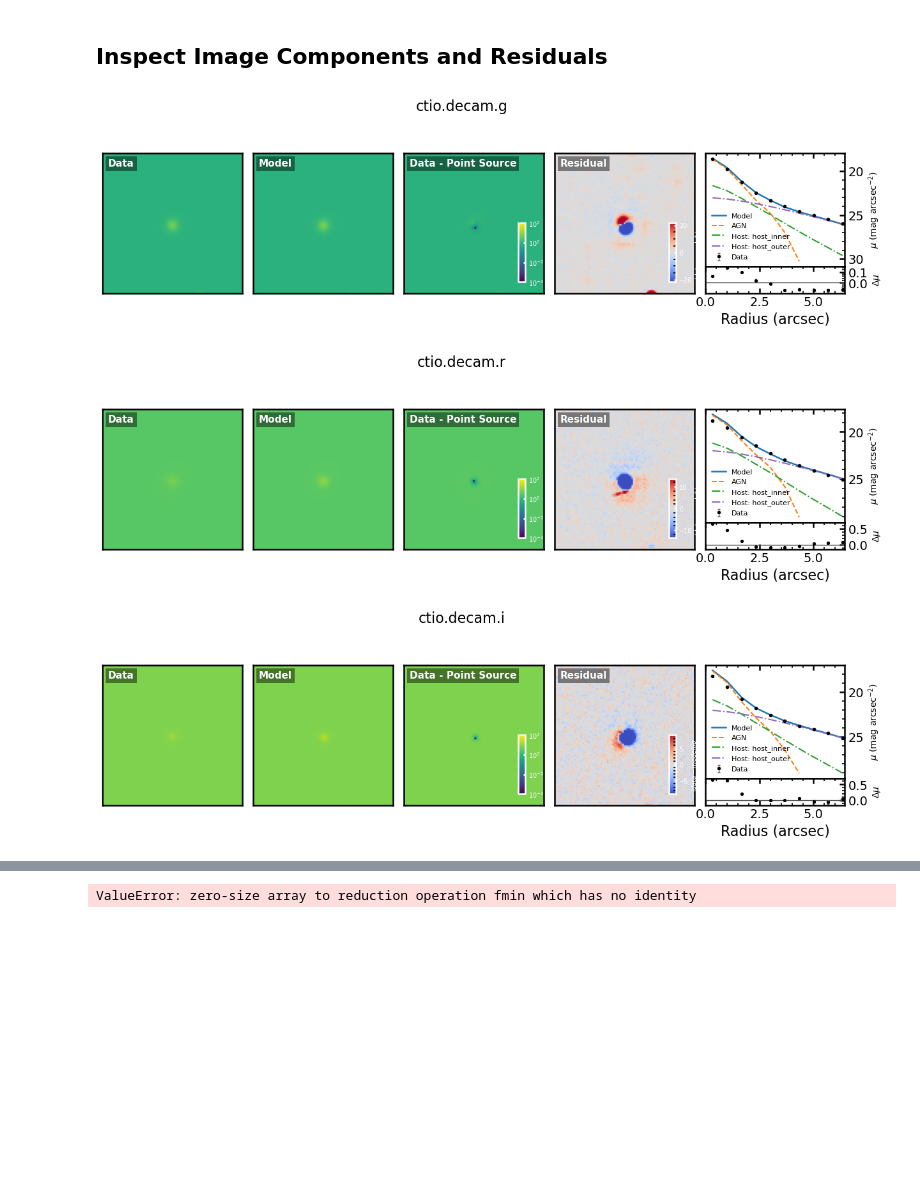
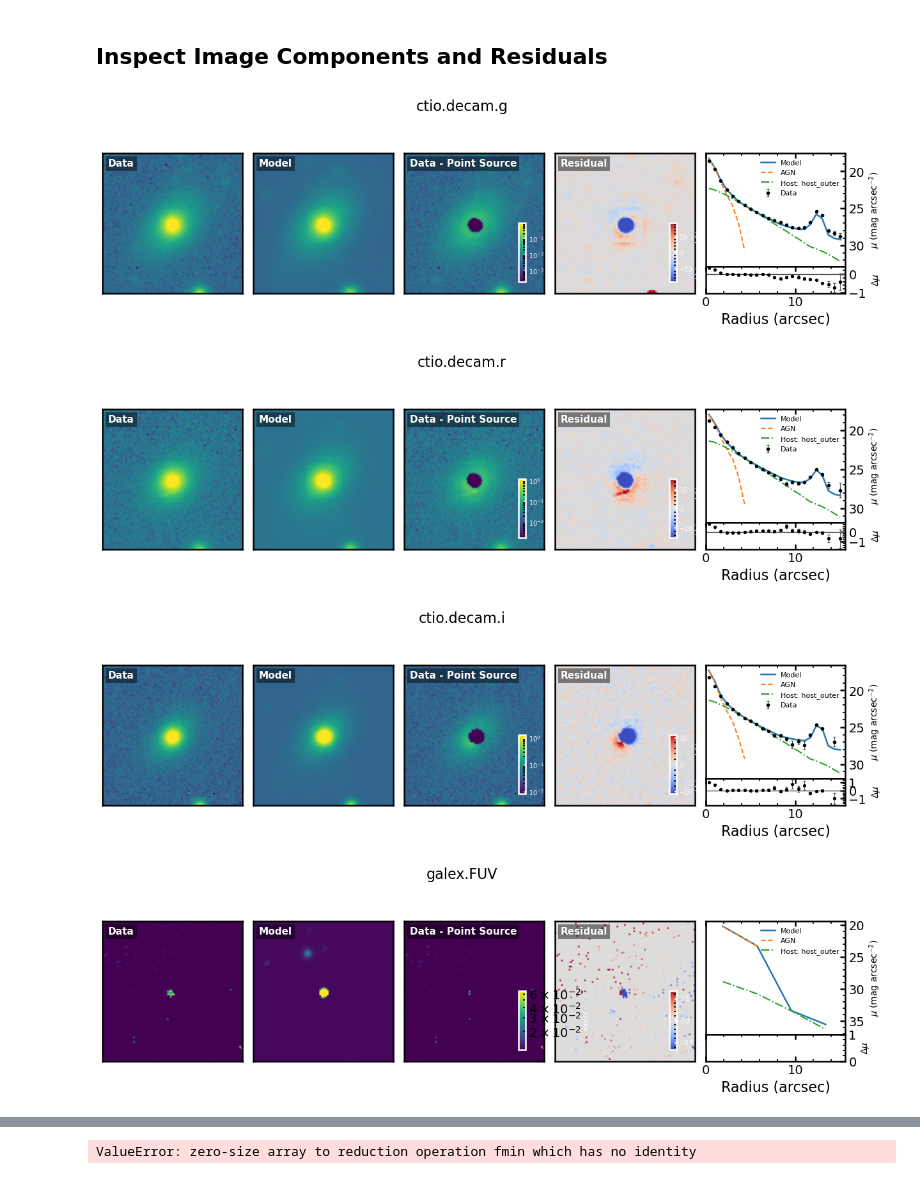
Before and after one commit to burke86/jaguar, a Jupyter notebook: notebooks/01_legacy_pox52_joint_fit.ipynb, the cells around one changed output, grey strips where cells are left out. Drawn from its saved outputs; the diff is of its cells as text; code cells hidden in the pictures; blank space fills up the shorter version.

```diff
--- a/notebooks/01_legacy_pox52_joint_fit.ipynb
+++ b/notebooks/01_legacy_pox52_joint_fit.ipynb
@@ -136,7 +201,7 @@ plt.show()
 # %%
 detection_cfg = SourceDetectionConfig(
     threshold=8.0,
-    npixels=5,
+    npixels=25,
     target_exclusion_radius_pix=12.0,
     deblend=True,
     deblend_nlevels=32,
@@ -165,26 +259,26 @@ grahspj_cfg = build_grahspj_config_from_image_bands(
 )
 base_sed_components = [
     SedComponentConfig(name="agn", kind="agn", spatial="point", grahspj_config=grahspj_cfg),
-    SedComponentConfig(name="host_inner", kind="host", spatial="extended", grahspj_config=grahspj_cfg),
+    # SedComponentConfig(name="host_inner", kind="host", spatial="extended", grahspj_config=grahspj_cfg),
     SedComponentConfig(name="host_outer", kind="host", spatial="extended", grahspj_config=grahspj_cfg),
 ]
 base_scene_components = [
     SceneComponentConfig(name="agn", sed_component="agn", kind="point", fit_position=True, fixed_center_x_pix=0.0, fixed_center_y_pix=0.0),
-    SceneComponentConfig(
-        name="host_inner",
-        sed_component="host_inner",
-        kind="sersic",
-        fit_position=False,
-        fixed_center_x_pix=0.0,
-        fixed_center_y_pix=0.0,
-        fixed_reff_arcsec=0.45,
-        fixed_n_sersic=2.0,
-        reff_arcsec_loc=0.45,
-        reff_arcsec_sigma=0.15,
-        min_reff_arcsec=0.25,
-        n_sersic_loc=2.0,
-        n_sersic_sigma=0.5,
-    ),
+    # SceneComponentConfig(
+    #     name="host_inner",
+    #     sed_component="host_inner",
+    #     kind="sersic",
+    #     fit_position=False,
+    #     fixed_center_x_pix=0.0,
+    #     fixed_center_y_pix=0.0,
+    #     fixed_reff_arcsec=0.45,
+    #     fixed_n_sersic=2.0,
+    #     reff_arcsec_loc=0.45,
+    #     reff_arcsec_sigma=0.15,
+    #     min_reff_arcsec=0.25,
+    #     n_sersic_loc=2.0,
+    #     n_sersic_sigma=0.5,
+    # ),
     SceneComponentConfig(
         name="host_outer",
         sed_component="host_outer",
@@ -218,6 +312,9 @@ cfg = JointFitConfig(
     grahspj_config=grahspj_cfg,
     joint_grahspj_fitting=False,
 )
-result = fit(cfg, fit_method="map_only", map_steps=2000, learning_rate=5.0e-3, progress_bar=True)
+
+result = fit(cfg, fit_method="map_only", map_steps=2000, learning_rate=5.0e-3, progress_bar=True, nuts_samples=100, nuts_warmup=100)
+
+#result = fit(cfg, fit_method="optax+nuts", map_steps=2000, learning_rate=5.0e-3, progress_bar=True, nuts_samples=100, nuts_warmup=100)
 result.summary()
 # %% [output]
@@ -242,10 +339,11 @@ result.summary()
 ## Inspect Image Components and Residuals
 # %%
 for band in image_bands:
-    fig, axes = plot_fit(result, band.filter_name, shared_vmin=1e-4, shared_vmax=1e2)
+    fig, axes = plot_fit(result, band.filter_name) #, shared_vmin=1e-3, shared_vmax=1e3)
     fig.suptitle(band.filter_name)
 plt.show()
 # %% [output]
-[figure, old version]
+[figure, new version]
-[figure, old version]
+[figure, new version]
-[figure, old version]
+[figure, new version]
+[figure, added]
```
Also changed, not shown: parts of 10 cells of this notebook, 13 other files.
